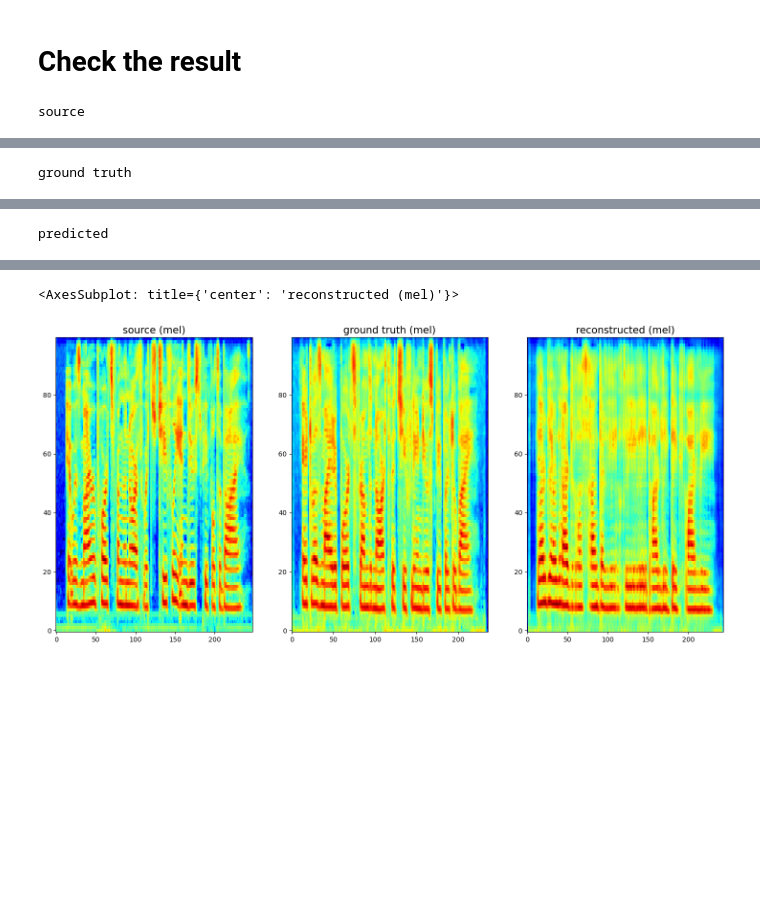
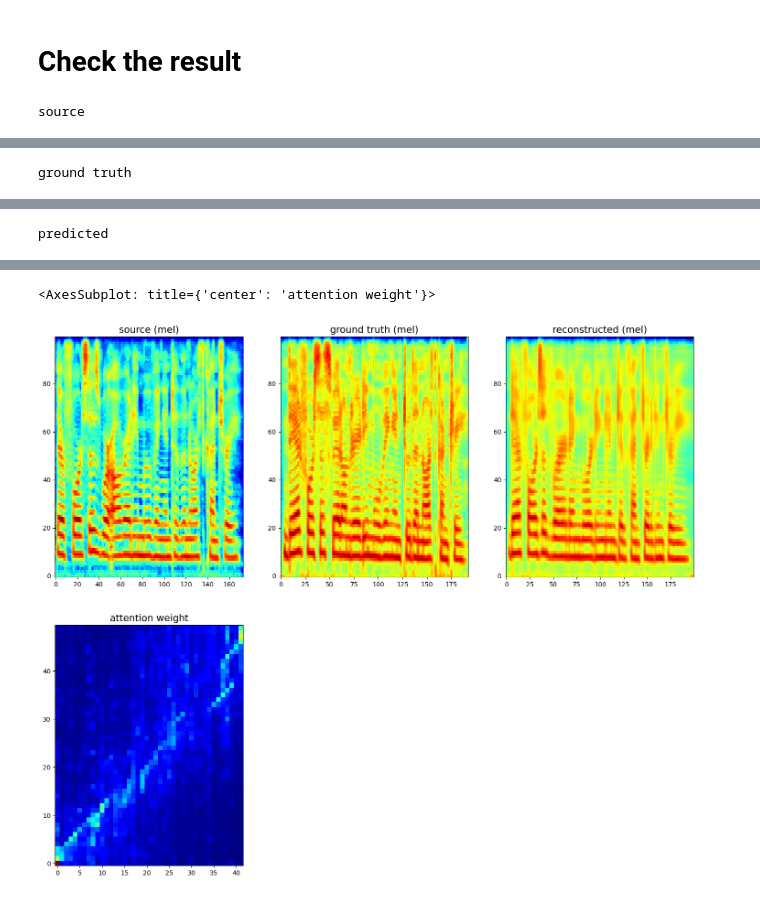
Before and after one commit to shinshoji01/seq2seq-vc, a Jupyter notebook: notebooks/13-A_inference.ipynb, the cells around one changed output, grey strips where cells are left out. Saved outputs shown, nothing was run; the diff lists cells and outputs as text; code cells hidden in the pictures; blank space fills up the shorter version.

```diff
--- a/notebooks/13-A_inference.ipynb
+++ b/notebooks/13-A_inference.ipynb
@@ -92,8 +53,20 @@ scaler["mel"] = joblib.load(scaler_filename)
 scaler_filename = f"ckpts/scalers/LibriTTS-R_wavlm.save"
 scaler["wavlm"] = joblib.load(scaler_filename)
 # %%
-# checkpoint_path = "/mntcephfs/lab_data/shoinoue/Models/trained_models/AC_01/ckpts_16000/nocondition_accentaddition_gt2syn_melmel_smaller/checkpoint-240000steps.pkl"
-checkpoint_path = "/mntcephfs/lab_data/shoinoue/Models/trained_models/AC_01/ckpts_16000/nocondition_accentaddition_gt2syn_melmel_small/checkpoint-300000steps.pkl"
+### Direct Conversion
+# checkpoint_path = "/mntcephfs/lab_data/shoinoue/Models/trained_models/AC_01/ckpts_16000/nocondition_accentaddition_gt2syn_melmel_small_cutsilence/checkpoint-60000steps.pkl"
+# checkpoint_path = "/mntcephfs/lab_data/shoinoue/Models/trained_models/AC_01/ckpts_16000/nocondition_accentaddition_gt2syn_melmel_smaller_cutsilence/checkpoint-500000steps.pkl"
+
+### VTN Fine-tuning
+# checkpoint_path = "/mntcephfs/lab_data/shoinoue/Models/trained_models/AC_01/ckpts_16000/VTN_fine-tuning_nocondition_gt2syn_melmel_small/checkpoint-5000steps.pkl"
+# checkpoint_path = "/mntcephfs/lab_data/shoinoue/Models/trained_models/AC_01/ckpts_16000/VTN_fine-tuning_nocondition_gt2syn_melmel_small_formerfreeze_lr0.00001/checkpoint-200000steps.pkl"
+# checkpoint_path = "/mntcephfs/lab_data/shoinoue/Models/trained_models/AC_01/ckpts_16000/VTN_fine-tuning_nocondition_gt2syn_melmel_small_lr0.00001/checkpoint-190000steps.pkl"
+# checkpoint_path = "/mntcephfs/lab_data/shoinoue/Models/trained_models/AC_01/ckpts_16000/VTN_fine-tuning_nocondition_gt2syn_melmel_small_decoderfreeze_lr0.00001/checkpoint-45000steps.pkl"
+checkpoint_path = "/mntcephfs/lab_data/shoinoue/Models/trained_models/AC_01/ckpts_16000/VTN_fine-tuning_nocondition_gt2syn_melmel_small_guidedattn_lr0.00001/checkpoint-50000steps.pkl"
+# checkpoint_path = "/mntcephfs/lab_data/shoinoue/Models/trained_models/AC_01/ckpts_16000/VTN_fine-tuning_nocondition_gt2syn_melmel_small_guidedattn_formerfreeze_lr0.00001/checkpoint-40000steps.pkl"
+
+### VC
+# checkpoint_path = "/mntcephfs/lab_data/shoinoue/Models/trained_models/AC_01/ckpts_16000/VTN_fine-tuning_nocondition_sltbdlVC_melmel_small_lr0.00001/checkpoint-35000steps.pkl"
 
 if "smaller" in checkpoint_path:
     size = "smaller"
@@ -116,6 +89,14 @@ args = Dict2Obj(args)
 with open(args.config_path) as f:
     config = yaml.load(f, Loader=yaml.Loader)
 config.update(vars(args))
+
+# Customization
+if "nocondition" in checkpoint_path:
+    config["model_params"]["conditiontype"] = "nocondition"
+elif "addition" in checkpoint_path:
+    config["model_params"]["conditiontype"] = "add"
+elif "concatenation" in checkpoint_path:
+    config["model_params"]["conditiontype"] = "concat"
 # %%
 device = torch.device("cuda")
 torch.backends.cudnn.benchmark = True
@@ -201,40 +185,45 @@ with torch.no_grad(), tqdm(dataset, desc="[decode]") as pbar:
 # %% [markdown]
 # Check the result
 # %%
-utt_id = dataset.files[0]
+utt_id = dataset.files[1]
 utt_basename = utt_id
 data = dataset[dataset.files.index(utt_id)]
 
 imelpath = os.path.join(config["outdir"], "mel", f"input_{utt_basename}.npy")
 omelpath = os.path.join(config["outdir"], "mel", f"output_{utt_basename}.npy")
 gtmelpath = os.path.join(config["outdir"], "mel", f"gt_{utt_basename}.npy")
 wavpath = os.path.join(config["outdir"], "wav", f"{utt_basename}.wav")
 predmel = np.load(omelpath)
 predwav, sr = torchaudio.load(wavpath)
 
 gtmel = np.load(gtmelpath)
 gtwav = vocoder.decode(torch.tensor(gtmel.T).unsqueeze(0))
 sourcemel = np.load(imelpath)
 sourcewav = vocoder.decode(torch.tensor(sourcemel.T).unsqueeze(0))
 
 %matplotlib inline
-fig = plt.figure(figsize=(18, 8))
+fig = plt.figure(figsize=(18, 15))
 print("source")
 play_audio(sourcewav, fs)
 print("ground truth")
 play_audio(gtwav, fs)
 print("predicted")
 play_audio(predwav, sr)
 
-plot_spectrogram(sourcemel.T, fig, (1,3,1), title=f"source (mel)")
-plot_spectrogram(gtmel.T, fig, (1,3,2), title="ground truth (mel)")
-plot_spectrogram(predmel.T, fig, (1,3,3), title="reconstructed (mel)")
+plot_spectrogram(sourcemel.T, fig, (2,3,1), title=f"source (mel)")
+plot_spectrogram(gtmel.T, fig, (2,3,2), title="ground truth (mel)")
+plot_spectrogram(predmel.T, fig, (2,3,3), title="reconstructed (mel)")
+
+probs = np.load(os.path.join(config["outdir"], "probs", f"probs_{utt_basename}.npy"))
+attws = np.load(os.path.join(config["outdir"], "att_ws", f"attws_{utt_basename}.npy"))
+att = np.array([attws[i][j] for i in range(attws.shape[0]) for j in range(attws.shape[1])]).mean(0)
+plot_spectrogram(att, fig, (2,3,4), title="attention weight")
 # %% [output]
 source
 [interactive output not drawn]
 ground truth
 [interactive output not drawn]
 predicted
 [interactive output not drawn]
-<AxesSubplot: title={'center': 'reconstructed (mel)'}>
+<AxesSubplot: title={'center': 'attention weight'}>
-[figure, old version]
+[figure, new version]
```
Also changed, not shown: parts of 4 cells of this notebook, 49 other files.
